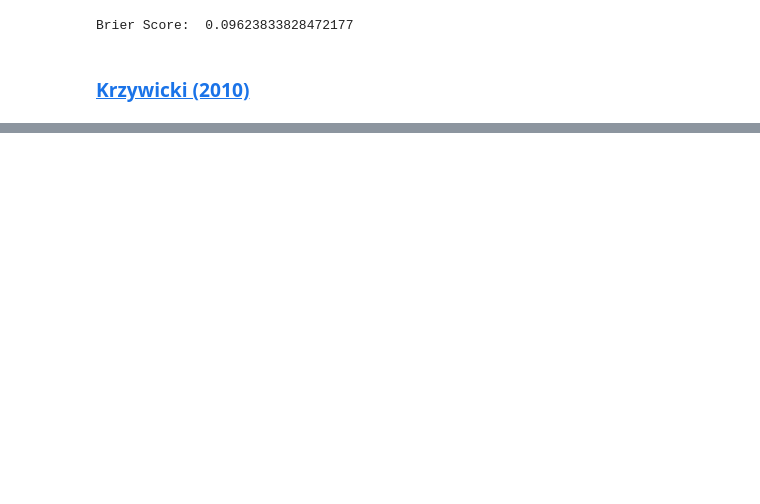
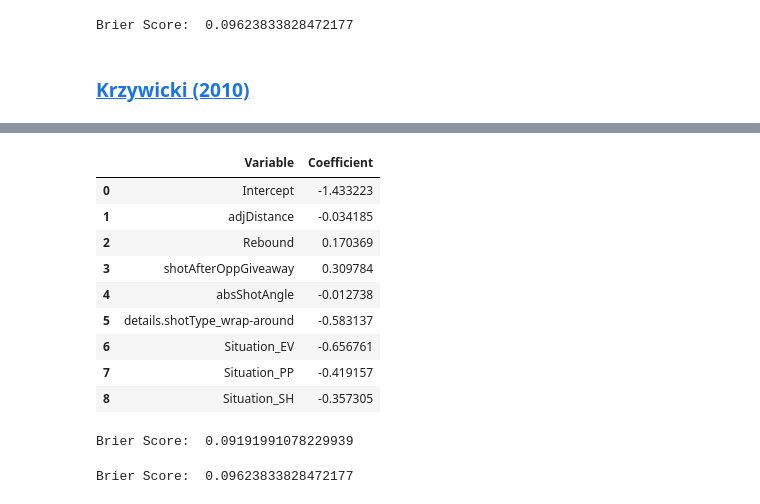
Before and after one commit to rromaniuk31/PhD-Research, a Jupyter notebook: Create_Historical_Models.ipynb, the cells around one changed output, grey strips where cells are left out. Drawn from its saved outputs; the diff is of its cells as text; code cells hidden in the pictures; blank space fills up the shorter version.

```diff
--- a/Create_Historical_Models.ipynb
+++ b/Create_Historical_Models.ipynb
@@ -686,0 +685,28 @@ preprocess_data(train_pbp, "krzy10", gametype = "regular")
+# %%
+coeff_krzy10 = pd.DataFrame({"Variable": X_train_krzy10.columns, "Coefficient": model_krzy10.coef_[0]})
+intercept_krzy10 = pd.DataFrame({"Variable": ["Intercept"], "Coefficient": model_krzy10.intercept_})
+pd.concat([intercept_krzy10, coeff_krzy10], ignore_index = True)
+# %% [output]
+|  | Variable | Coefficient |
+| 0 | Intercept | -1.433223 |
+| 1 | adjDistance | -0.034185 |
+| 2 | Rebound | 0.170369 |
+| 3 | shotAfterOppGiveaway | 0.309784 |
+| 4 | absShotAngle | -0.012738 |
+| 5 | details.shotType_wrap-around | -0.583137 |
+| 6 | Situation_EV | -0.656761 |
+| 7 | Situation_PP | -0.419157 |
+| 8 | Situation_SH | -0.357305 |
+# %%
+# Obtain model performance
+bs_krzy10 = brier_score_loss(y_test_krzy10, preds_krzy10[:,1])
+print("Brier Score: ", bs_krzy10)
+# %% [output]
+Brier Score:  0.09191991078229939
+# %%
+# Obtain model performance predicting shooting percentage everytime
+shoot_per10 = sum(y_train_krzy10)/len(y_train_krzy10)
+bs_shoot_per10 = brier_score_loss(y_test_krzy10, [shoot_per10] * len(y_test_krzy10))
+print("Brier Score: ", bs_shoot_per10)
+# %% [output]
+Brier Score:  0.09623833828472177
```
Also changed, not shown: parts of 12 cells of this notebook.
